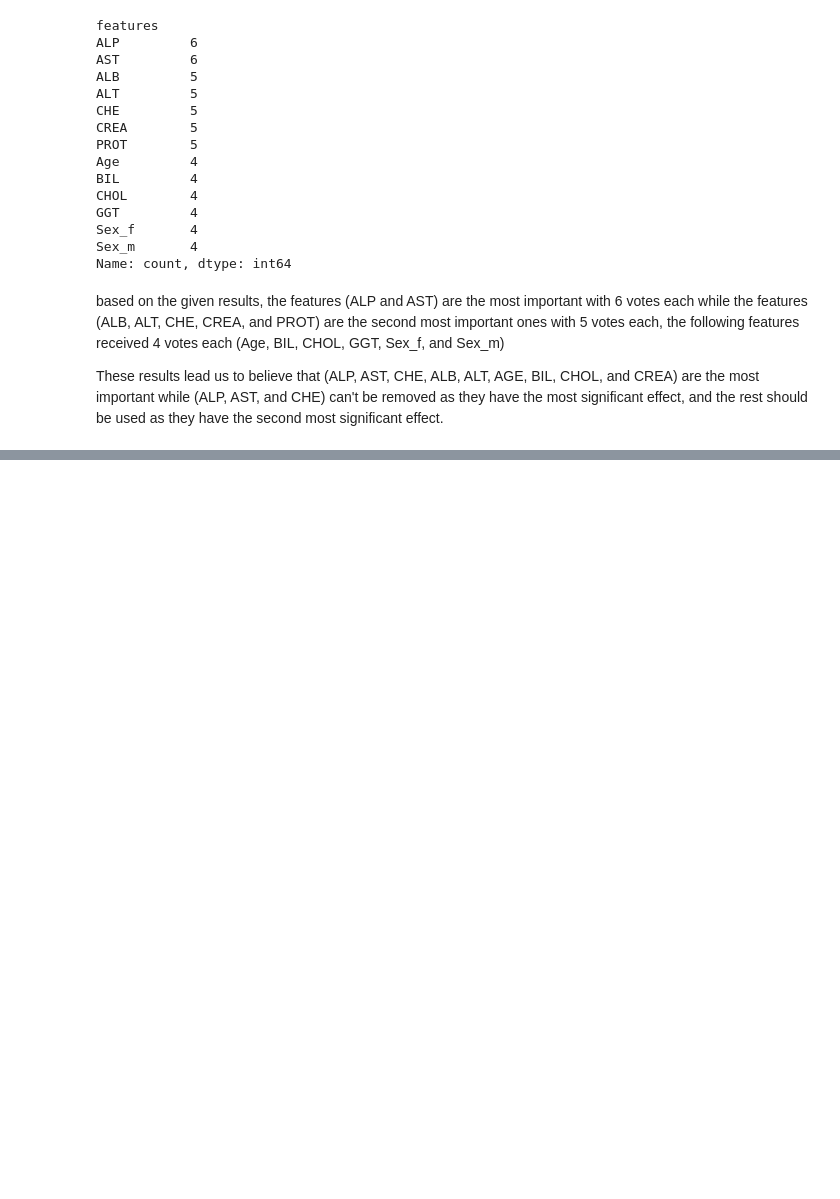
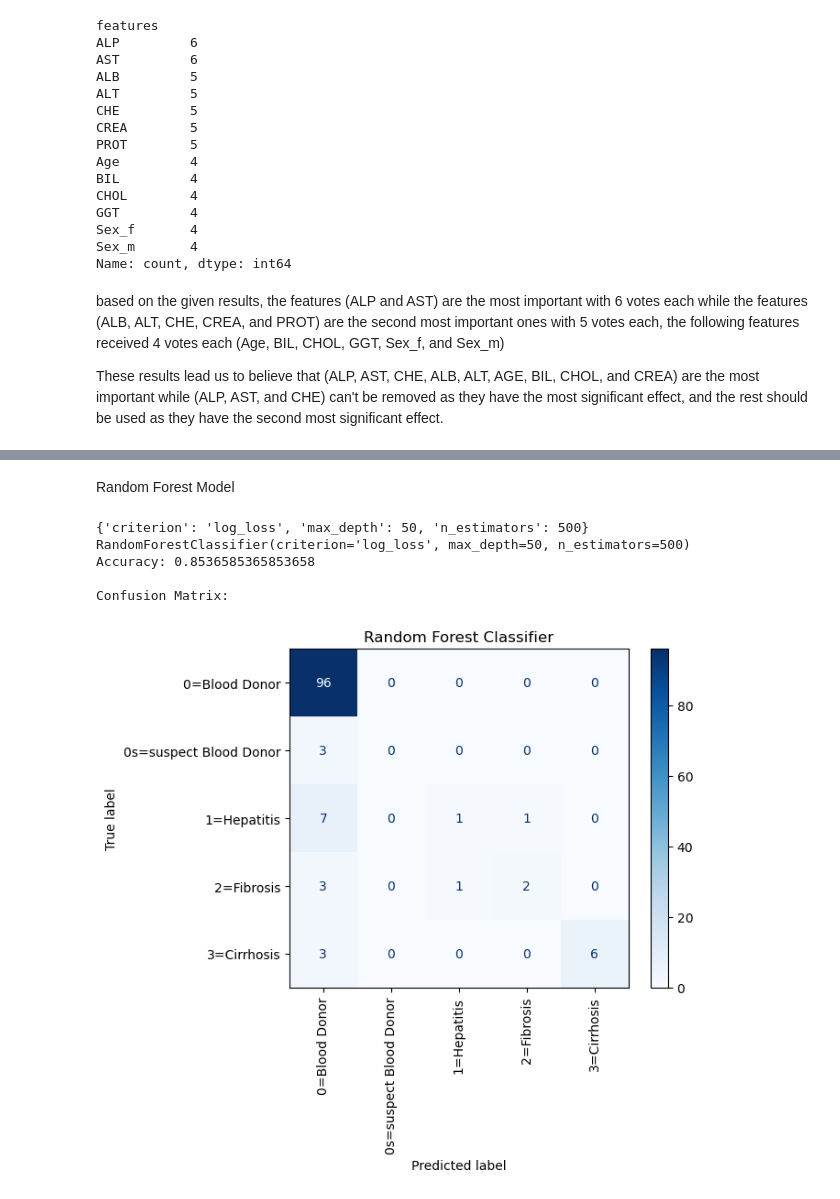
Before and after one commit to mqarmout/HCV_classification, a Jupyter notebook: model.ipynb, the cells around one changed output, grey strips where cells are left out. Drawn from its saved outputs; the diff is of its cells as text; code cells hidden in the pictures; blank space fills up the shorter version.

```diff
--- a/model.ipynb
+++ b/model.ipynb
@@ -763,0 +860,31 @@ new_x_train_df = X_train_processed_df[["ALP", "AST", "CHE", "ALB", "ALT", "Age",
+# %% [markdown]
+Random Forest Model
+# %%
+param_grid = {'n_estimators': [100, 200, 300, 400, 500],'criterion':['gini','entropy','log_loss'],
+                'max_depth': [None, 10, 20, 30, 40, 50]}
+grid_rf = GridSearchCV(RandomForestClassifier(),param_grid=param_grid,refit=True,verbose=0)
+grid_rf.fit(x_train_df_no_sex,y_train)
+print(grid_rf.best_params_)
+print(grid_rf.best_estimator_)
+grid_rf_predictions = grid_rf.predict(x_test_df_no_sex)
+# Calculate the accuracy
+accuracy = accuracy_score(y_test, grid_rf_predictions)
+print("Accuracy:", accuracy)
+
+# Generate the confusion matrix
+conf_matrix = confusion_matrix(y_test, grid_rf_predictions)
+#print("Confusion Matrix:\n", conf_matrix)
+print("\nConfusion Matrix:\n")
+# Display the confusion matrix
+disp = ConfusionMatrixDisplay(confusion_matrix=conf_matrix, display_labels=grid_rf.best_estimator_.classes_)
+disp.plot(cmap='Blues')
+plt.xticks(rotation=90)
+plt.title("Random Forest Classifier")
+plt.show()
+# %% [output]
+{'criterion': 'log_loss', 'max_depth': 50, 'n_estimators': 500}
+RandomForestClassifier(criterion='log_loss', max_depth=50, n_estimators=500)
+Accuracy: 0.8536585365853658
+
+Confusion Matrix:
+[figure, added]
```
Also changed, not shown: parts of 44 cells of this notebook.
